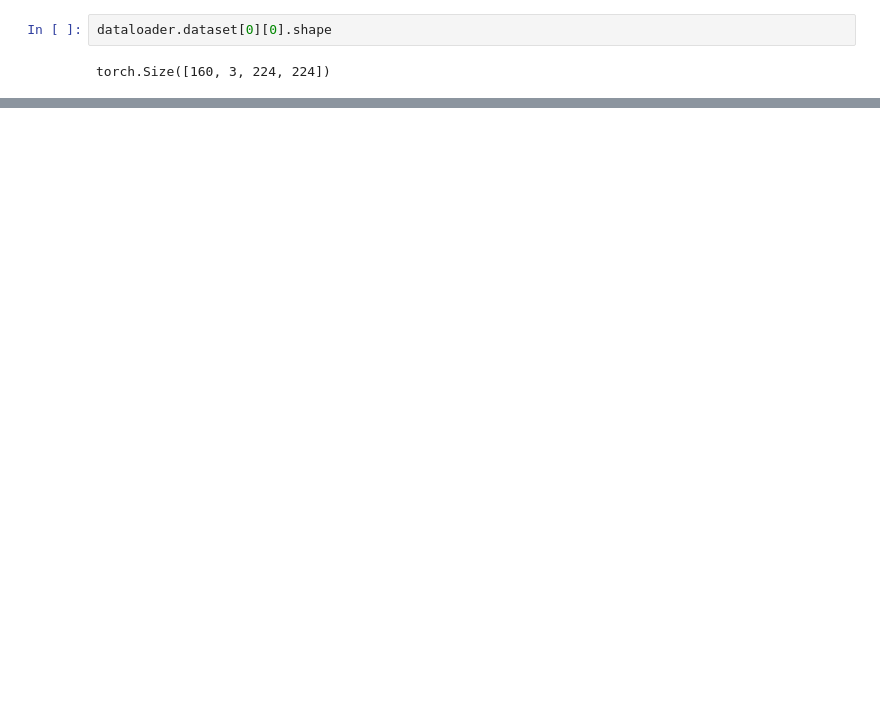
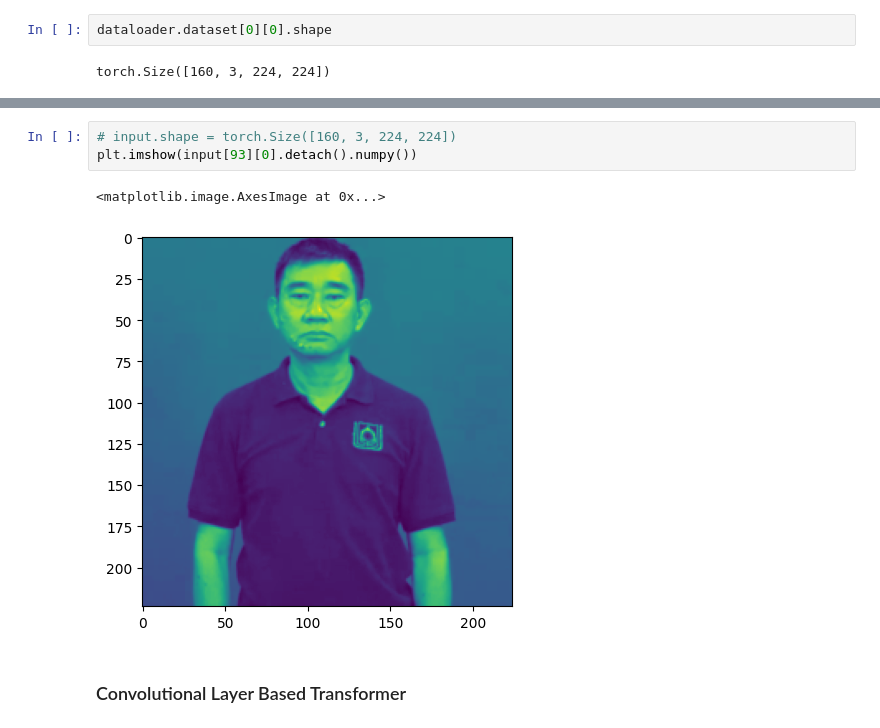
Before and after one commit to Nont18/Deep-learning-coding, a Jupyter notebook: MediaPipe/data_preparation2.ipynb, the cells around one changed output, grey strips where cells are left out. Saved outputs shown, nothing was run; the diff lists cells and outputs as text; blank space fills up the shorter version.

```diff
--- a/MediaPipe/data_preparation2.ipynb
+++ b/MediaPipe/data_preparation2.ipynb
@@ -274,0 +343,8 @@ plt.imshow(output.detach().numpy())
+# %%
+# input.shape = torch.Size([160, 3, 224, 224])
+plt.imshow(input[93][0].detach().numpy())
+# %% [output]
+<matplotlib.image.AxesImage at 0x...>
+[figure, added]
+# %% [markdown]
+### Convolutional Layer Based Transformer
```
Also changed, not shown: parts of 23 cells of this notebook, 4 other files.
